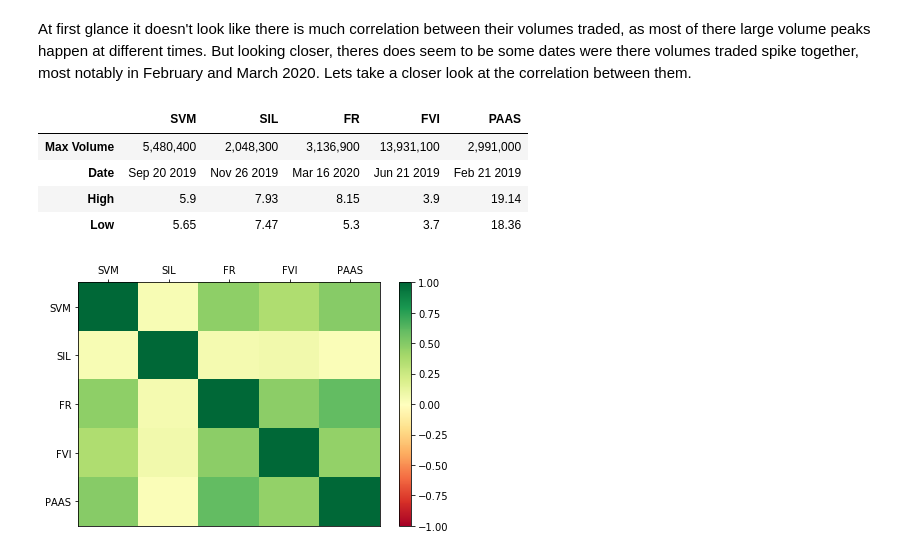
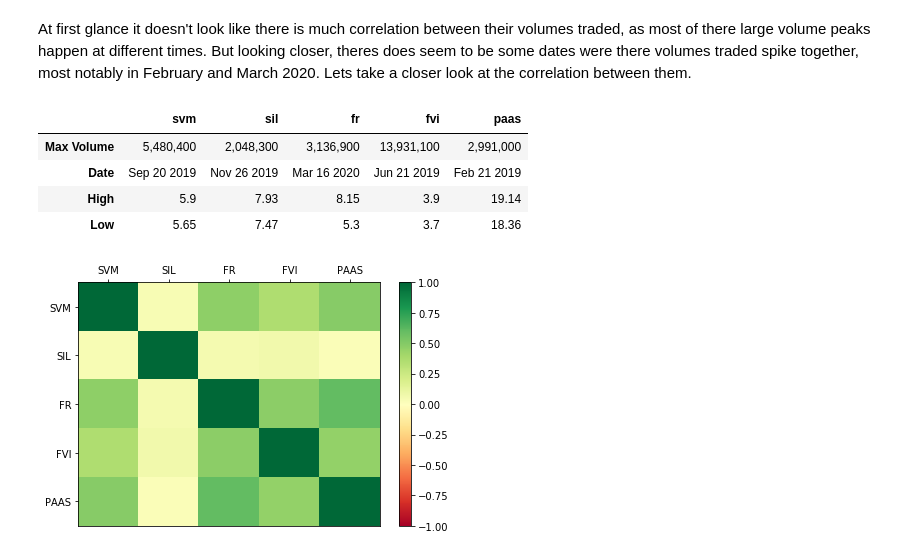
Before and after one commit to Benjamin-Pickers/Stock-Analysis, a Jupyter notebook: Stock analysis/ComparingCanadianSilverStocks.ipynb, the cells around one changed output. Drawn from its saved outputs; the diff is of its cells as text; code cells hidden in the pictures.

Commit message:
Updated createMaxVolume function to make it more generic

```diff
--- a/Stock analysis/ComparingCanadianSilverStocks.ipynb
+++ b/Stock analysis/ComparingCanadianSilverStocks.ipynb
@@ -187,39 +201,33 @@ At first glance it doesn't look like there is much correlation between their vol
 # %%
 #Function grabs the day with highest volume traded along with the daily high and low
 #Parameter: dataframe with a volume column
 #Return: dictionary containing max volume, the date and the high and low at that date
 def getMaxVolume(df):
     max_volume = "{:,.0f}".format(df['Volume'].max())
     date = df['Volume'].idxmax().strftime("%b %d %Y")
     high = df.loc[df['Volume'].idxmax(), 'High']
     low = df.loc[df['Volume'].idxmax(), 'Low']
 
     return { 'max': max_volume, 'date': date, 'high': high, 'low': low}
 
 #Function grabs the max volume data for all the stocks and stores it in a dictionary
-#Parameter: The five stocks dataframes that we are analyzing
-#Return: dictionary of all their max volume data
+#Parameter: Dictioanry of the stocks, where the value is the dataframe and key is the ticker
+#Return: Dictionary of all their max volume data
 #This function will be used elsewhere in the notebook
-def createMaxVolumeDic(svm, sil, fr, fvi, paas):
-    svmMax = getMaxVolume(svm)
-    silMax = getMaxVolume(sil)
-    frMax = getMaxVolume(fr)
-    fviMax = getMaxVolume(fvi)
-    paasMax = getMaxVolume(paas)
+def createMaxVolumeDic(**kwargs):
+    data_dict = {}
 
-    #Create new dataframe with max volume, max vol date, and the high and low of that day for each stock
-    data = {'SVM':[svmMax['max'], svmMax['date'], svmMax['high'], svmMax['low']],
-            'SIL':[silMax['max'], silMax['date'], silMax['high'], silMax['low']],
-            'FR':[frMax['max'], frMax['date'], frMax['high'], frMax['low']],
-            'FVI':[fviMax['max'], fviMax['date'], fviMax['high'], fviMax['low']],
-            'PAAS':[paasMax['max'], paasMax['date'], paasMax['high'], paasMax['low']]}
-    return data
+    for key, value in kwargs.items():
+        maxVol = getMaxVolume(value)
 
-data = createMaxVolumeDic(svm, sil, fr, fvi, paas)
+        data_dict.update({key: [maxVol['max'], maxVol['date'], maxVol['high'], maxVol['low']]})
+    return data_dict
+
+data = createMaxVolumeDic(svm= svm, sil= sil, fr= fr, fvi= fvi, paas= paas)
 df= pd.DataFrame(data, index= ['Max Volume', 'Date', 'High', 'Low'])
 df
 # %% [output]
-|  | SVM | SIL | FR | FVI | PAAS |
+|  | svm | sil | fr | fvi | paas |
 | Max Volume | 5,480,400 | 2,048,300 | 3,136,900 | 13,931,100 | 2,991,000 |
 | Date | Sep 20 2019 | Nov 26 2019 | Mar 16 2020 | Jun 21 2019 | Feb 21 2019 |
 | High | 5.9 | 7.93 | 8.15 | 3.9 | 19.14 |
```
Also changed, not shown: parts of 4 cells of this notebook.
